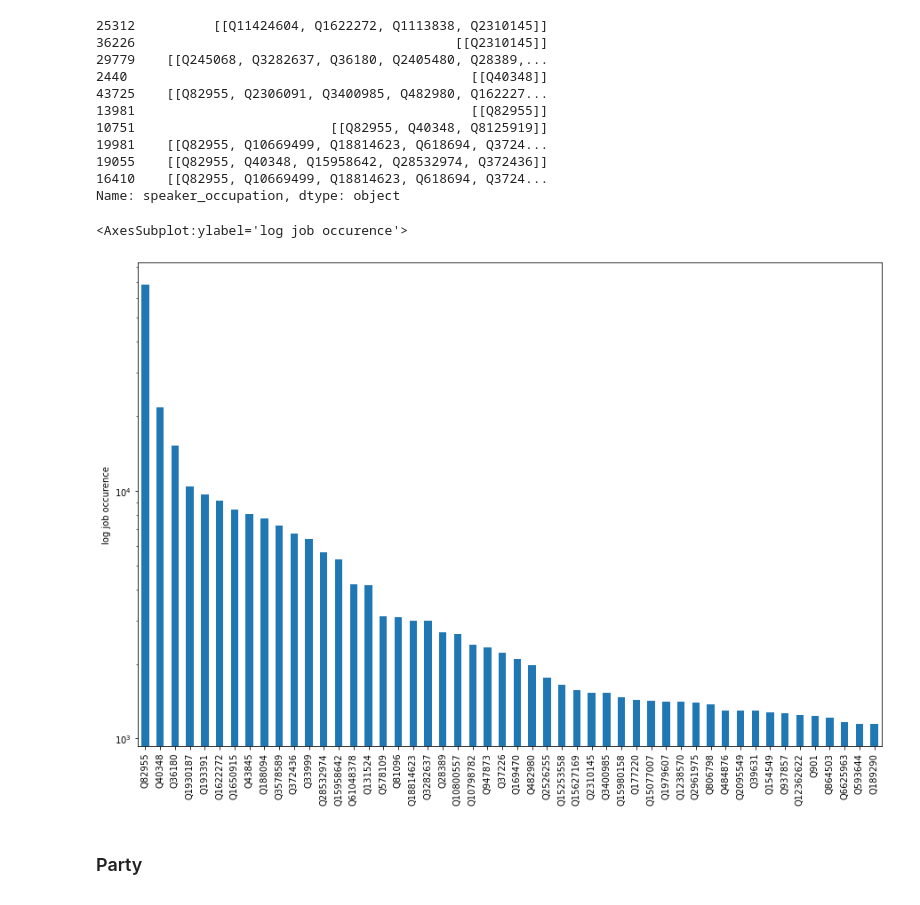
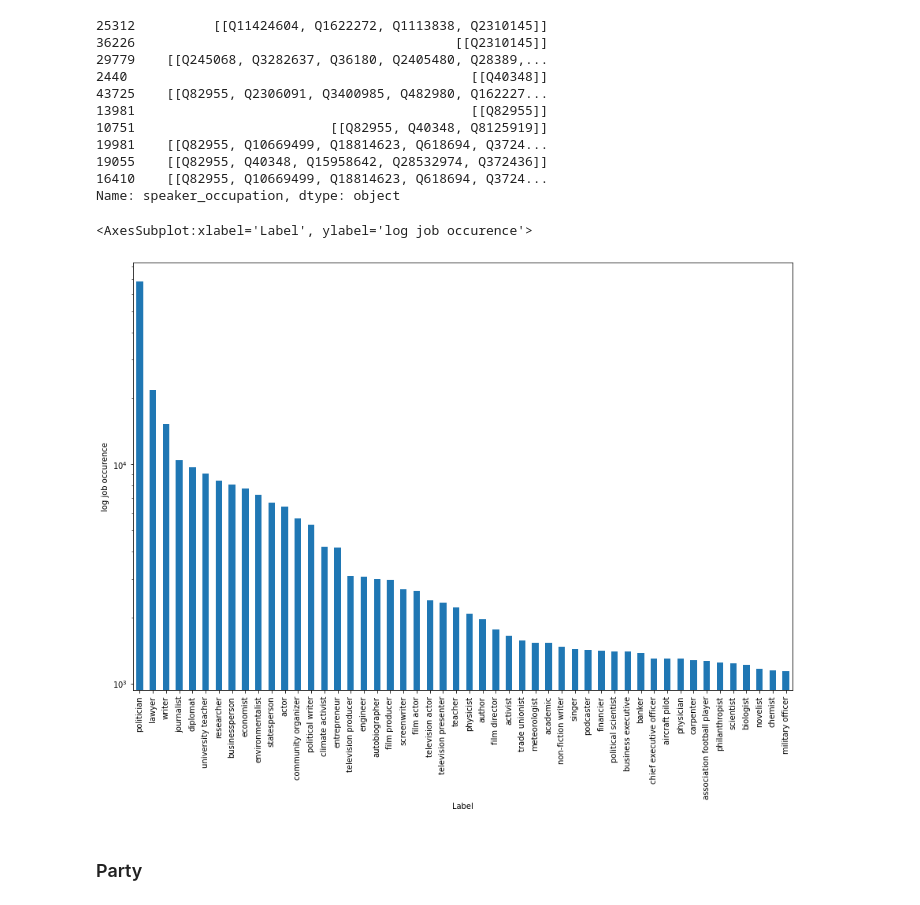
Before and after one commit to epfl-ada/ada-2021-project-salazar-gang, a Jupyter notebook: working_draft.ipynb, the cells around one changed output. Saved outputs shown, nothing was run; the diff lists cells and outputs as text; code cells hidden in the pictures.

```diff
--- a/working_draft.ipynb
+++ b/working_draft.ipynb
@@ -158,10 +162,26 @@ jobs = occupation.explode().explode()
 # %%
-job_count = (jobs.value_counts())[:50]
+job_count = jobs.value_counts()
+job_count = job_count.drop(labels='Q99753484')
+job_count_qids = qi2.loc[qi2['QID'].isin(job_count.index)]
+
+new_job_count = job_count.reindex(job_count_qids['QID'])
+new_job_count.index = job_count_qids['Label']
+new_job_count = new_job_count.sort_values(ascending = False)
+#job_count = job_count.sort_index()
+#job_count_qids.sort_values(by = 'QID')
+#job_count_qids[['QID'] == 'Q82955']
+#print(new_job_count['politician'])
+#print(job_count_qids.head(20))
+#job_count['Q901']
+#index = job_count.index.sort_values()
+#count_qids = job_count_qids['QID'].sort_values()
+#print(index.shape)
+#print(count_qids.shape)
 # %%
-job_count.plot(kind = 'bar', figsize = (15,10), logy=True, ylabel = 'log job occurence')
+new_job_count[:50].plot(kind = 'bar', figsize = (15,10), logy=True, ylabel = 'log job occurence')
 # %% [output]
-<AxesSubplot:ylabel='log job occurence'>
+<AxesSubplot:xlabel='Label', ylabel='log job occurence'>
-[figure, old version]
+[figure, new version]
 # %% [markdown]
 ### Party
 # %%
```
Also changed, not shown: parts of 8 cells of this notebook.
